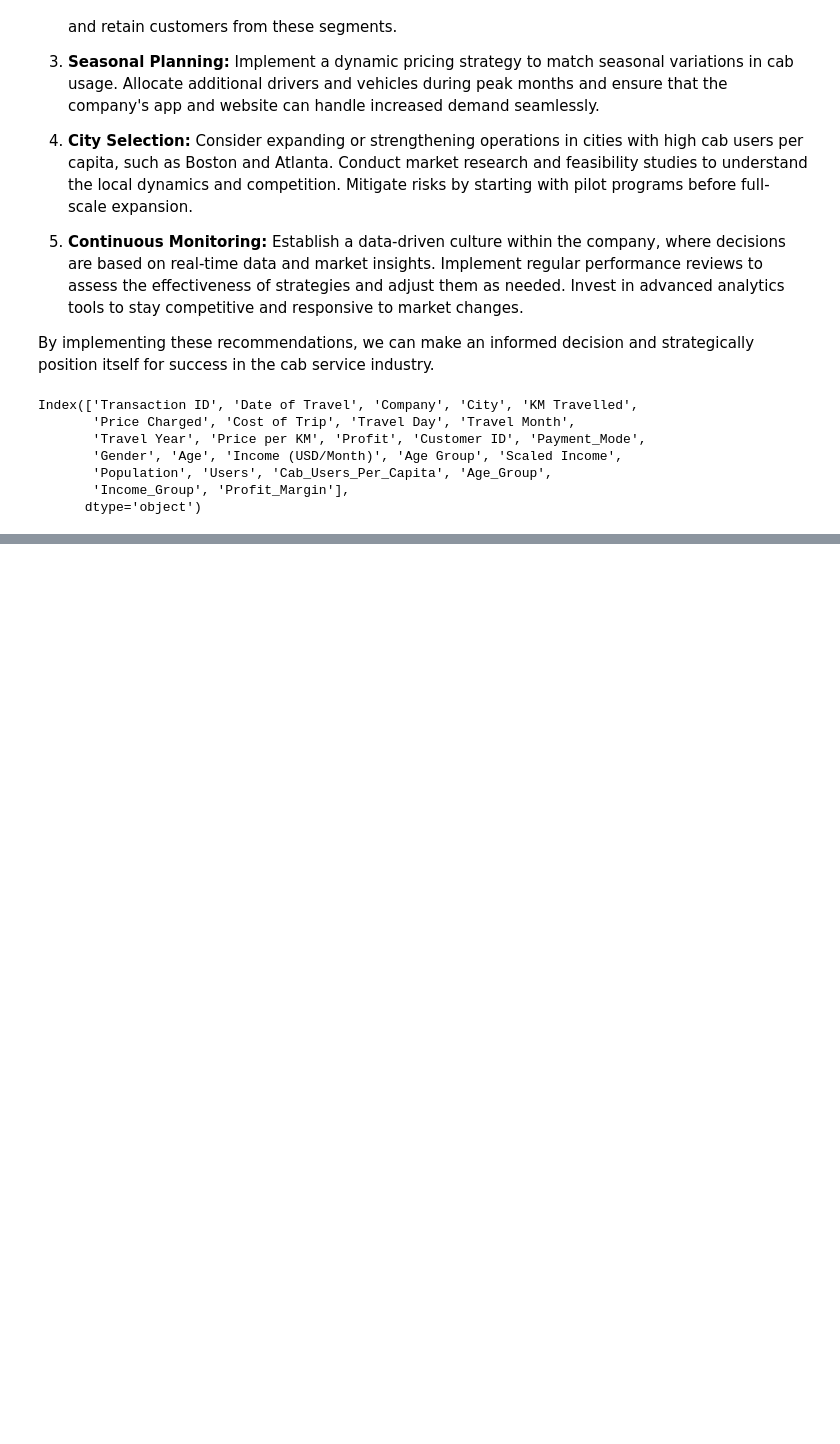
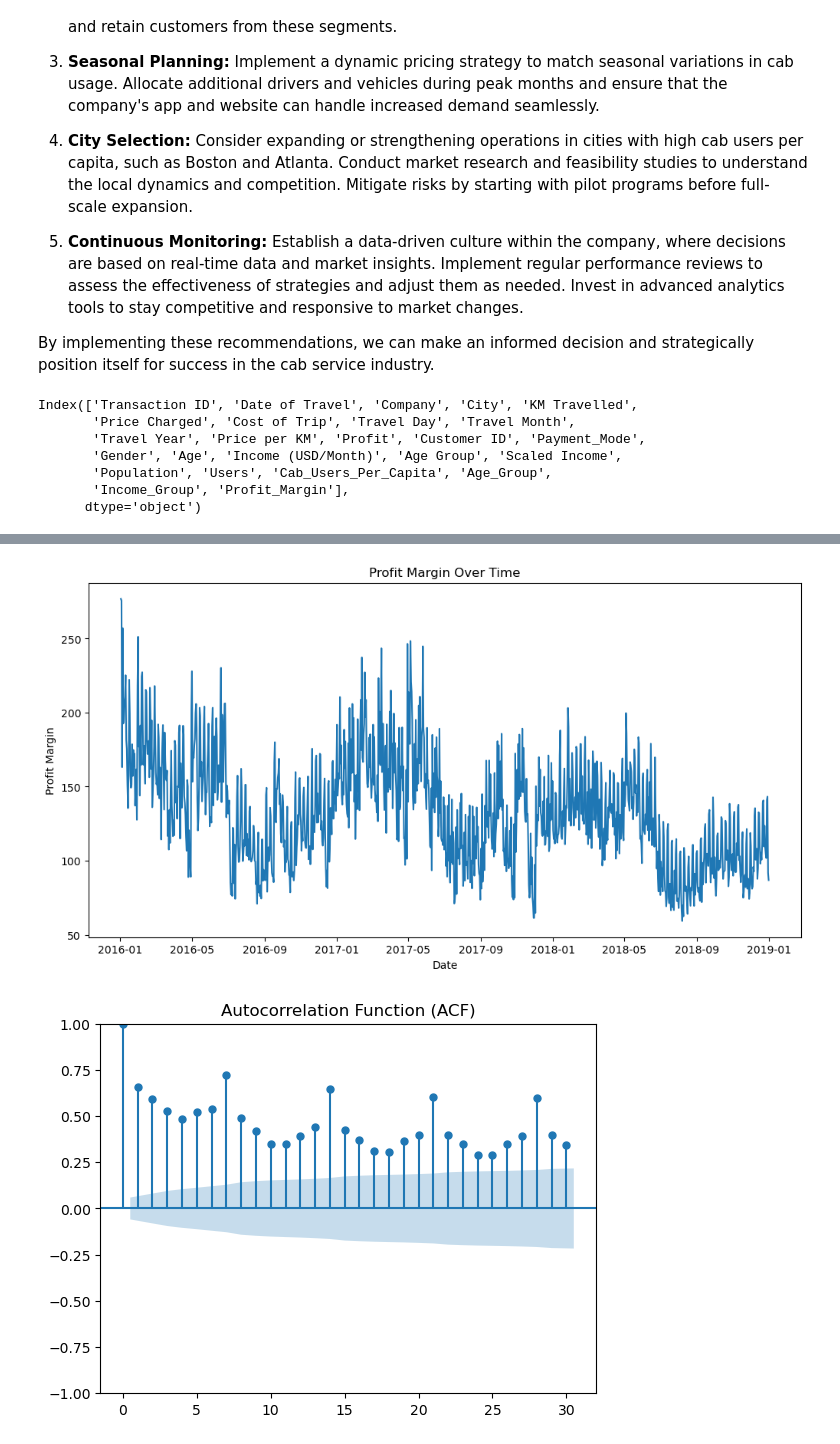
Before and after one commit to dylanxlam/cab_industry_investment_research, a Jupyter notebook: exploratory_data_analysis.ipynb, the cells around one changed output, grey strips where cells are left out. Saved outputs shown, nothing was run; the diff lists cells and outputs as text; code cells hidden in the pictures; blank space fills up the shorter version.

Commit message:
forecasting work

```diff
--- a/exploratory_data_analysis.ipynb
+++ b/exploratory_data_analysis.ipynb
@@ -668,0 +642,74 @@ ModuleNotFoundError: No module named 'fbprophet'
+# %%
+master_data['Date of Travel'] = pd.to_datetime(master_data['Date of Travel'], format='%Y-%m-%d')
+# %%
+import pandas as pd
+import matplotlib.pyplot as plt
+import statsmodels.api as sm
+from statsmodels.graphics.tsaplots import plot_acf, plot_pacf
+
+
+# Convert 'Date of Travel' to a datetime object
+master_data['Date of Travel'] = pd.to_datetime(master_data['Date of Travel'])
+
+# Set 'Date of Travel' as the index
+master_data.set_index('Date of Travel', inplace=True)
+
+# Select only the numeric columns for resampling
+numeric_cols = ['KM Travelled', 'Price Charged', 'Cost of Trip', 'Price per KM', 'Profit', 'Income (USD/Month)']
+master_data_numeric = master_data[numeric_cols]
+
+# Resample data to a daily frequency (assuming your data is not already daily)
+master_data_numeric = master_data_numeric.resample('D').mean()
+
+# Extract the 'Profit_Margin' column as the target variable
+profit_margin = master_data_numeric['Profit']
+
+# Perform data exploration and visualization (optional)
+# For example, you can plot the time series data
+plt.figure(figsize=(12, 6))
+plt.plot(profit_margin)
+plt.title('Profit Margin Over Time')
+plt.xlabel('Date')
+plt.ylabel('Profit Margin')
+plt.show()
+
+# Check for autocorrelation and partial autocorrelation
+plot_acf(profit_margin, lags=30)
+plt.title('Autocorrelation Function (ACF)')
+plt.show()
+
+plot_pacf(profit_margin, lags=30)
+plt.title('Partial Autocorrelation Function (PACF)')
+plt.show()
+
+# Fit an ARIMA model
+# You may need to adjust the order (p, d, q) based on ACF and PACF plots
+p, d, q = 1, 1, 1
+model = sm.tsa.ARIMA(profit_margin, order=(p, d, q))
+model_fit = model.fit()
+
+# Generate forecasts
+forecast_steps = 30  # Adjust the number of forecasted days as needed
+forecast = model_fit.forecast(steps=forecast_steps)
+
+# Create a date range for the forecasted period
+forecast_index = pd.date_range(start=profit_margin.index[-1], periods=forecast_steps)
+
+# Create a DataFrame for the forecast
+forecast_df = pd.DataFrame({'Forecast': forecast}, index=forecast_index)
+
+# Plot the original data and the forecast
+plt.figure(figsize=(12, 6))
+plt.plot(profit_margin, label='Original Data')
+plt.plot(forecast_df, label='Forecast', linestyle='--', color='orange')
+plt.title('Profit Margin Forecast')
+plt.xlabel('Date')
+plt.ylabel('Profit Margin')
+plt.legend()
+plt.show()
+
+# Display the forecast DataFrame
+print(forecast_df)
+# %% [output]
+[figure, added]
+[figure, added]
```
Also changed, not shown: parts of 5 cells of this notebook, 2 other files.
